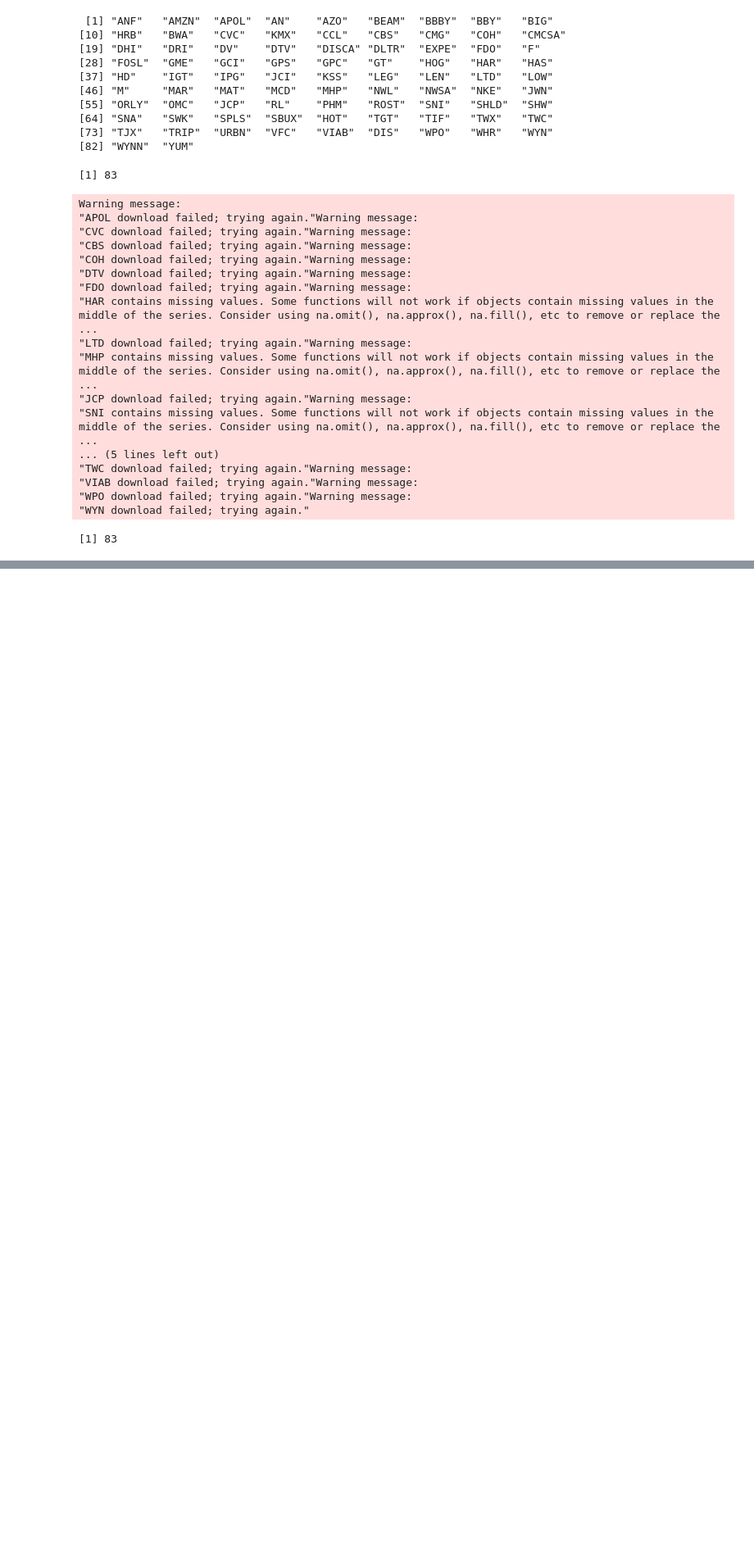
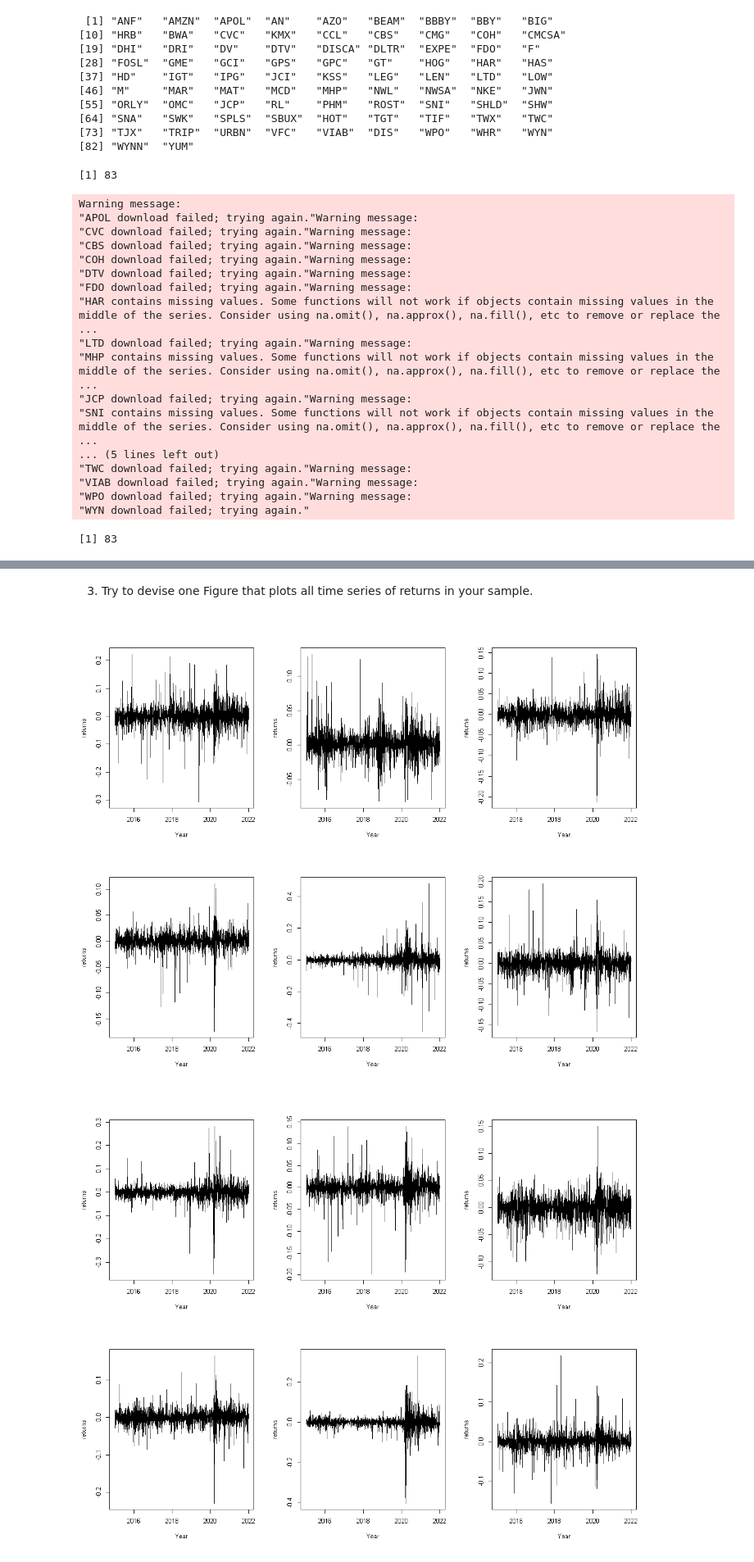
Before and after one commit to 51014941/JEM059-HW-Zhang-and-Qu, a Jupyter notebook: HW1-draft.ipynb, the cells around one changed output, grey strips where cells are left out. Shown at 82% size. Cells and saved outputs as stored; diff of their text form; code cells hidden in the pictures; blank space fills up the shorter version.

```diff
--- a/HW1-draft.ipynb
+++ b/HW1-draft.ipynb
@@ -79 +158,6 @@ length(data)
+# %%
+# only need the closing price
+data <- lapply(names(data), function(y){
+    data[[y]] <- data[[y]][, paste0(y, '.Close')]
+})
 # %%
@@ -100,0 +188,13 @@ $AMZN
+# %%
+# compute log-returns for returns
+lrets <- lapply(data, function(y){
+  y <- na.omit(diff(log(y)))
+})
+head(lrets[[1]])
+
+# compute simple returns
+rets <- lapply(data, function(y){
+  y <- na.omit(diff(y)/lag(y))
+})
+
+head(rets[[1]])
@@ -100,0 +220,5 @@ $AMZN
+# %%
+#data need to match timmestamps.So check the dates that are common for all the symbols.
+dates <- index(lrets[[1]])
+date_len <- length(dates)
+date_len
@@ -100,0 +231,7 @@ $AMZN
+# %%
+# remove the stocks do not have enough data
+for (i in 2:length(lrets)){
+    if (length(lrets[[i]]) < date_len){
+        lrets[[i]] <- NULL
+    }
+}
@@ -100,0 +283,11 @@ $AMZN
+# %% [markdown]
+3. Try to devise one Figure that plots all time series of returns in your sample.
+# %%
+par(mfrow = c(2, 3))
+sapply(lrets, function(y){
+    plot(as.Date(index(y)), y, type = 'l', xlab = 'Year',
+     ylab = 'returns')
+})
+# %% [output]
+[figure, added]
+[figure, added]
```
Also changed, not shown: parts of 19 cells of this notebook, 2 other files.
